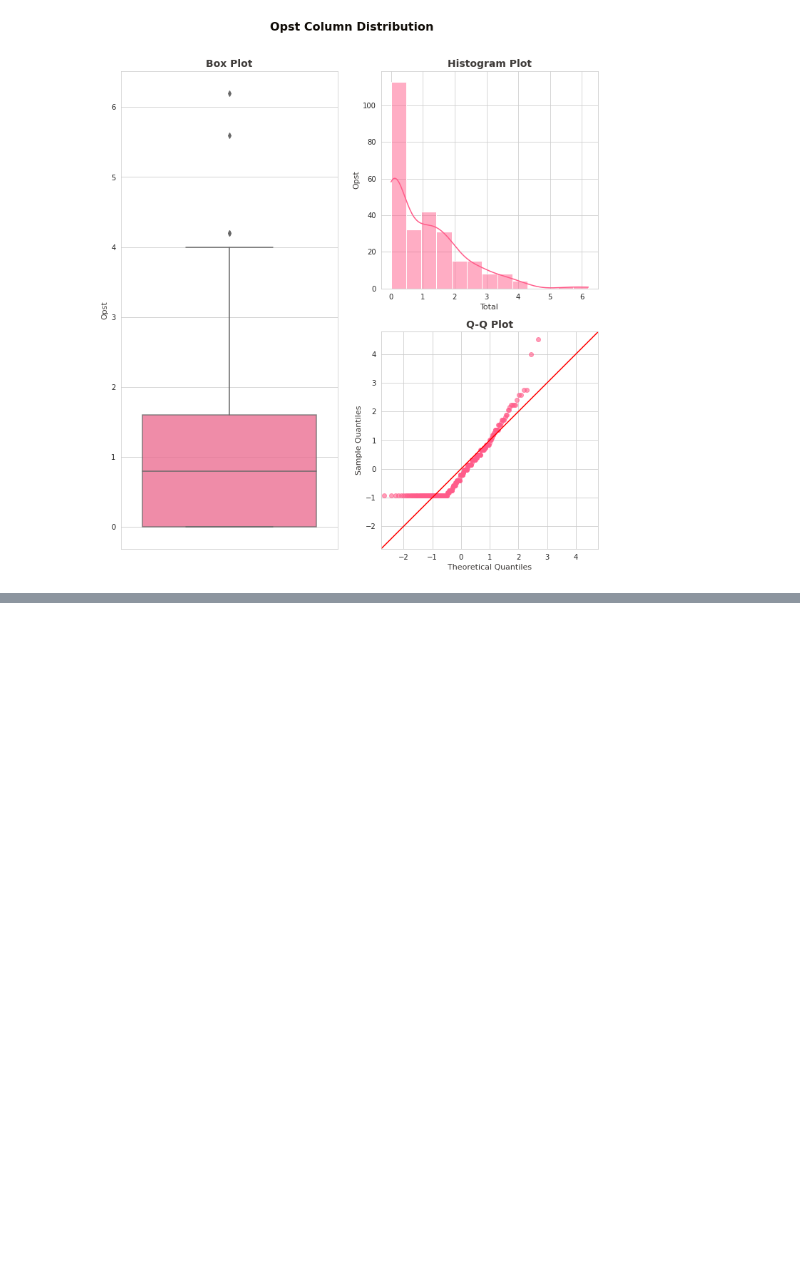
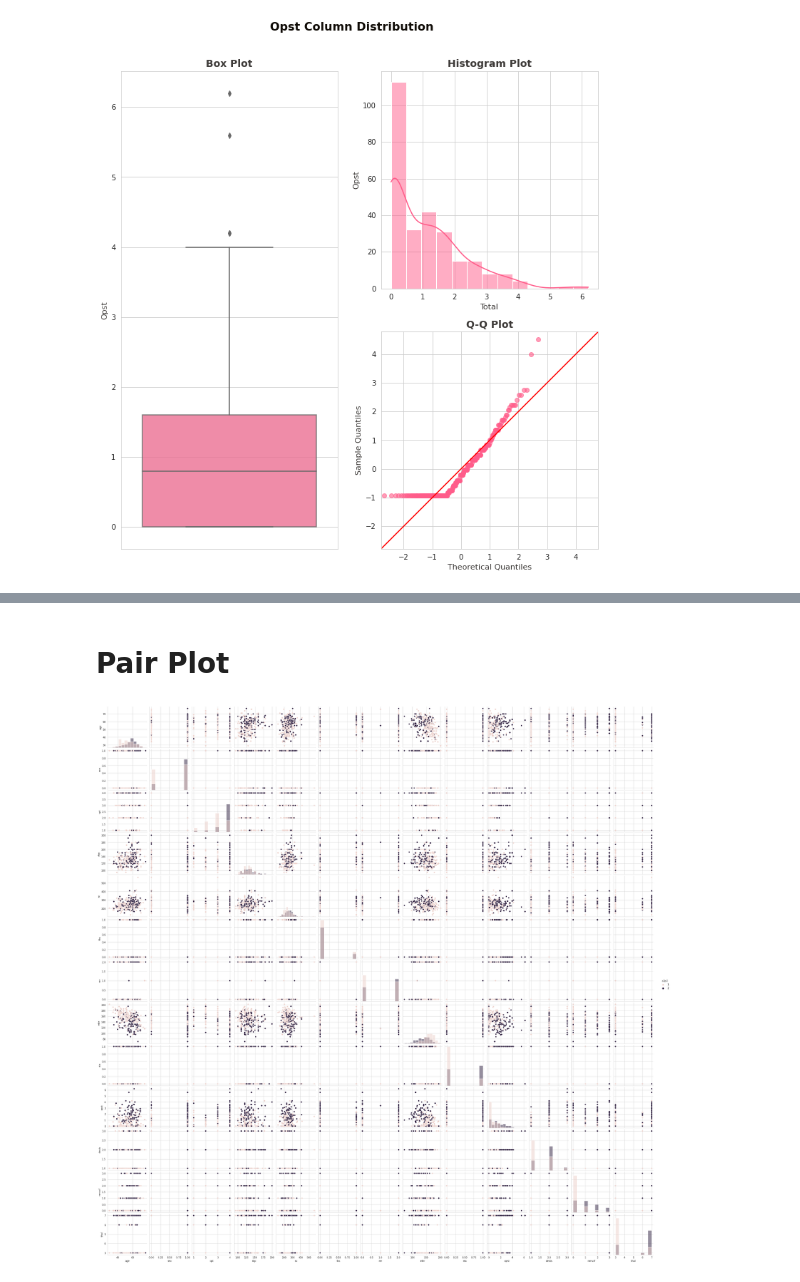
Before and after one commit to iamharkirat/EEE-591, a Jupyter notebook: project_1.ipynb, the cells around one changed output, grey strips where cells are left out. Cells and saved outputs as stored; diff of their text form; code cells hidden in the pictures; blank space fills up the shorter version.

```diff
--- a/project_1.ipynb
+++ b/project_1.ipynb
@@ -285,0 +385,8 @@ plot_column_distribution('opst', pink_grad, heart_df)
+# %% [markdown]
+# Pair Plot
+# %%
+# create a pair plot
+sns.pairplot(heart_df, hue='a1p2', diag_kind='hist')
+plt.show()
+# %% [output]
+[figure, added]
```
Also changed, not shown: parts of 14 cells of this notebook.
